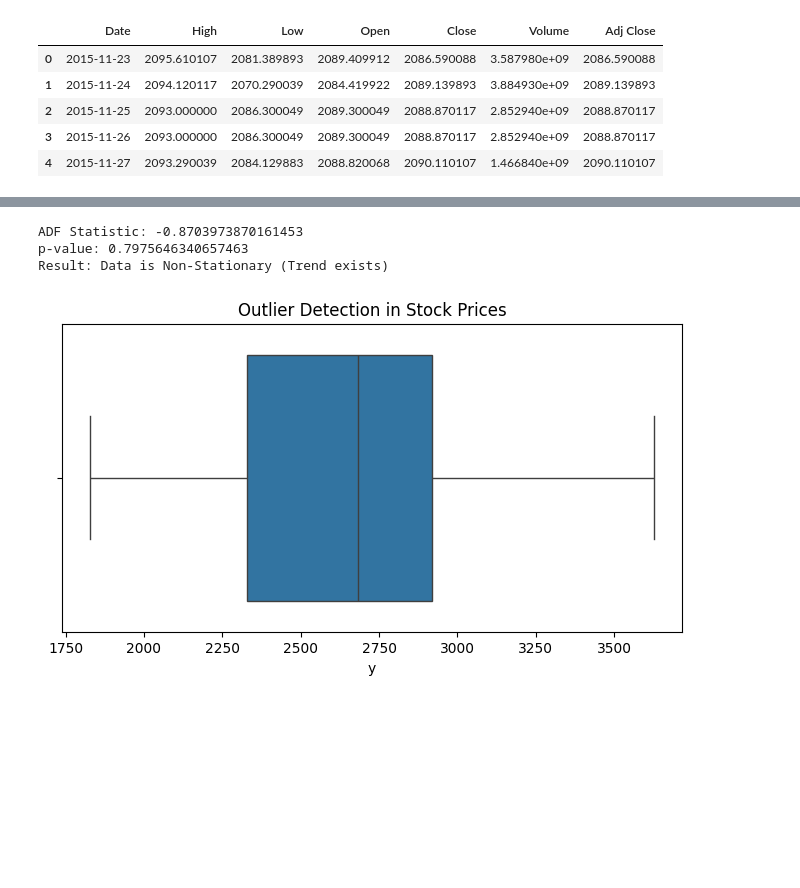
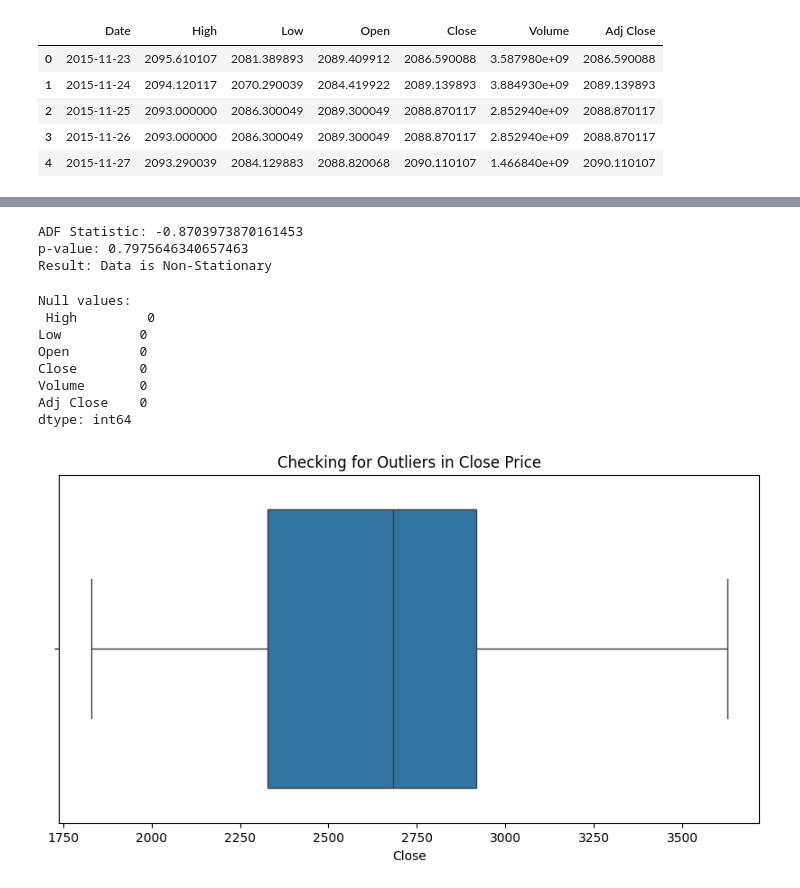
Before and after one commit to ano201/Time-Series-, a Jupyter notebook: yahoo_stock.ipynb, the cells around one changed output, grey strips where cells are left out. Cells and saved outputs as stored; diff of their text form; code cells hidden in the pictures; blank space fills up the shorter version.

```diff
--- a/yahoo_stock.ipynb
+++ b/yahoo_stock.ipynb
@@ -53,0 +20,7 @@ Dataset Preview:
+# %%
+df['Date'] = pd.to_datetime(df['Date'])
+df.set_index('Date', inplace=True)
+
+
+data = df['Close']
+print(data.head())
@@ -54,21 +62,37 @@ Dataset Preview:
 # %%
-# Stationarity Test (ADF)
-result = adfuller(df_final['y'])
-print(f'ADF Statistic: {result[0]}')
-print(f'p-value: {result[1]}')
+from statsmodels.tsa.stattools import adfuller
 
-if result[1] <= 0.05:
-    print("Result: Data is Stationary")
-else:
-    print("Result: Data is Non-Stationary (Trend exists)")
+def check_stationarity(series):
+    result = adfuller(series)
+    print(f'ADF Statistic: {result[0]}')
+    print(f'p-value: {result[1]}')
+    if result[1] <= 0.05:
+        print("Result: Data is Stationary")
+    else:
+        print("Result: Data is Non-Stationary")
 
-# Outlier Detection
-plt.figure(figsize=(8, 4))
-sns.boxplot(x=df_final['y'])
-plt.title('Outlier Detection in Stock Prices')
-plt.show()
+check_stationarity(df['Close'])
 # %% [output]
 ADF Statistic: -0.8703973870161453
 p-value: 0.7975646340657463
-Result: Data is Non-Stationary (Trend exists)
+Result: Data is Non-Stationary
-[figure, removed]
+# %%
+# Check for null values
+print("Null values:\n", df.isnull().sum())
+
+# Visualization to spot outliers
+import seaborn as sns
+plt.figure(figsize=(10, 5))
+sns.boxplot(x=df['Close'])
+plt.title('Checking for Outliers in Close Price')
+plt.show()
+# %% [output]
+Null values:
+ High         0
+Low          0
+Open         0
+Close        0
+Volume       0
+Adj Close    0
+dtype: int64
+[figure, added]
```
Also changed, not shown: parts of 14 cells of this notebook.
